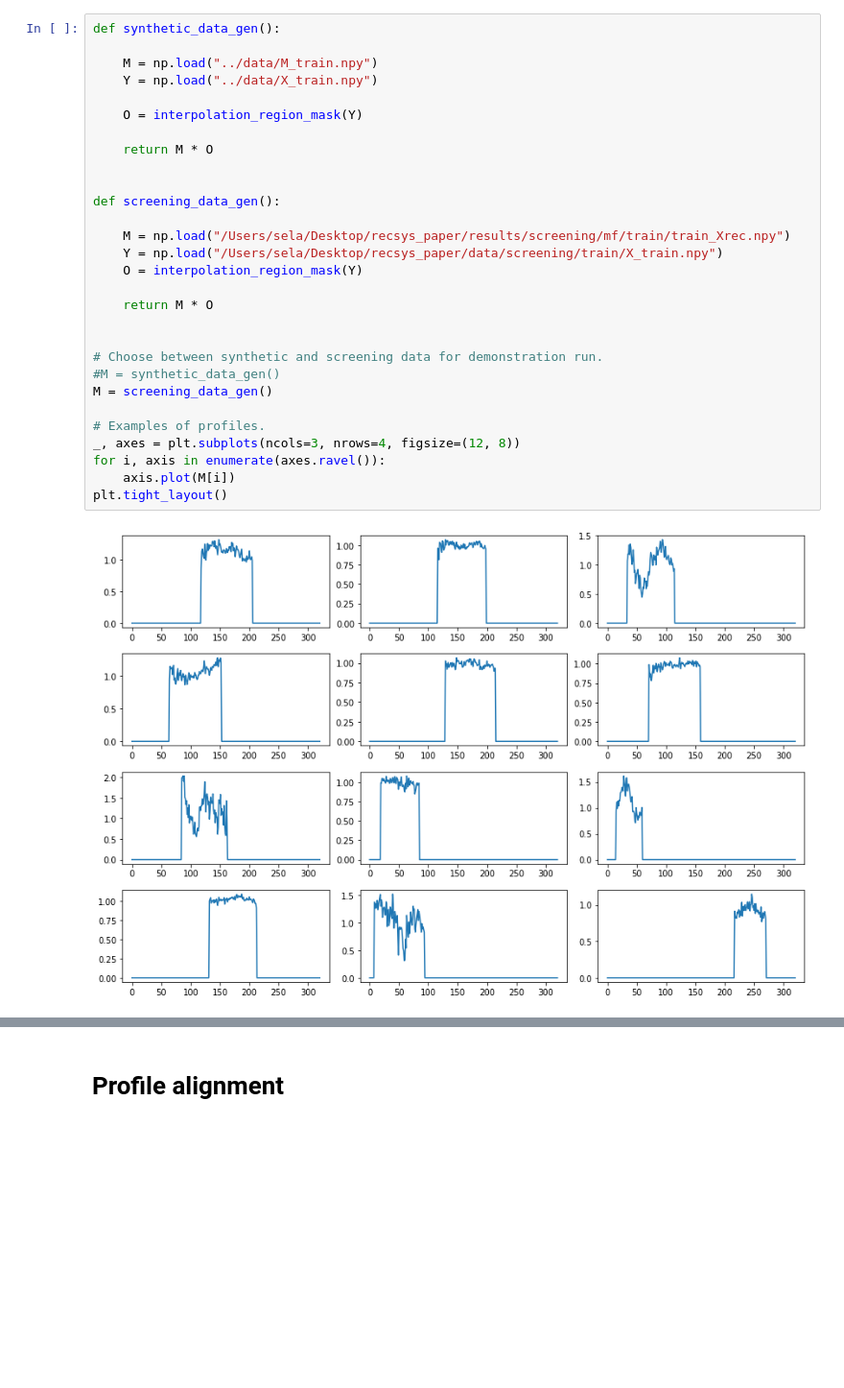
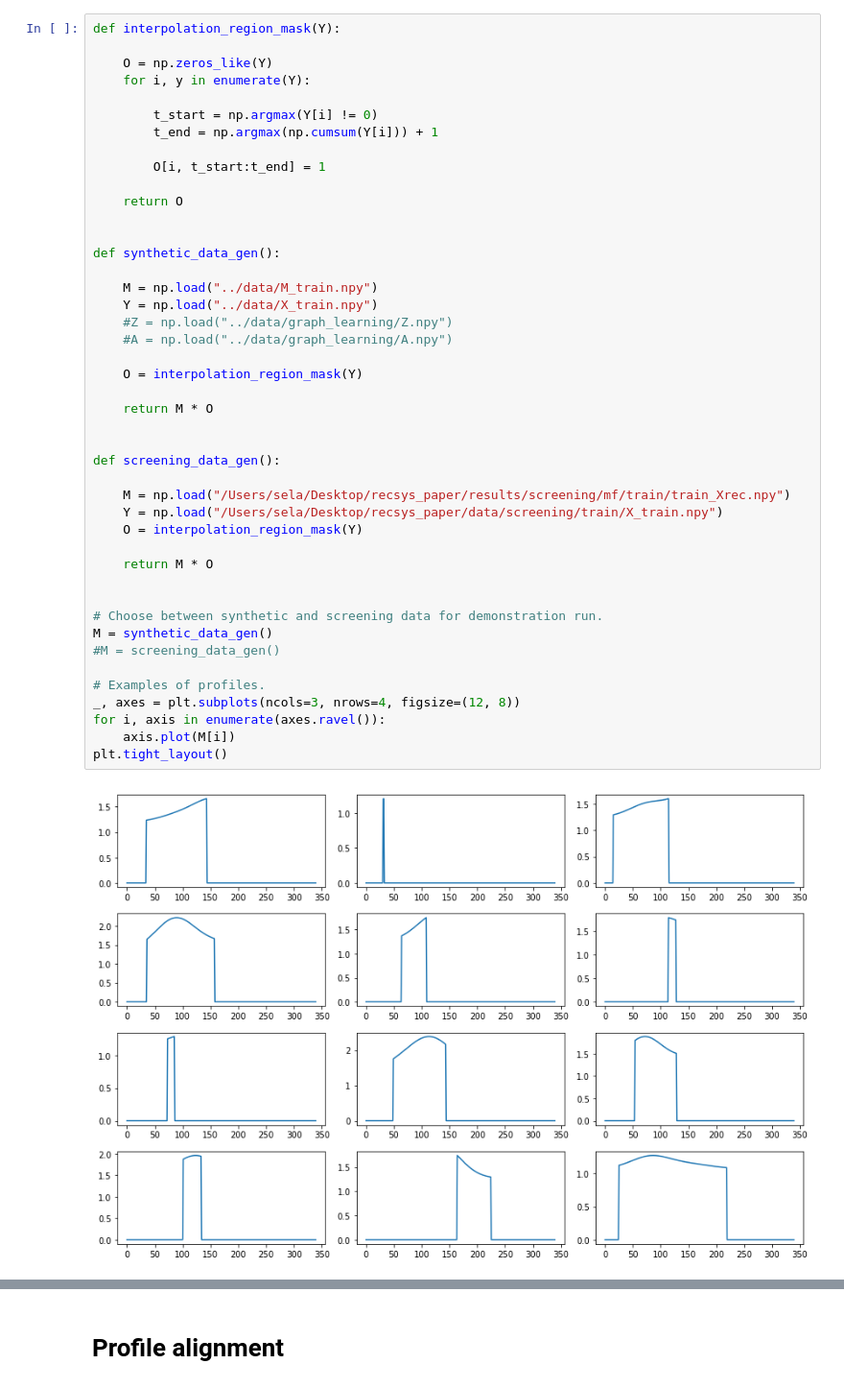
Before and after one commit to gsel9/delta-score, a Jupyter notebook: notebooks/gnlm.ipynb, the cells around one changed output, grey strips where cells are left out. Shown at 96% size. Saved outputs shown, nothing was run; the diff lists cells and outputs as text; blank space fills up the shorter version.

```diff
--- a/notebooks/gnlm.ipynb
+++ b/notebooks/gnlm.ipynb
@@ -93,31 +79,46 @@ $$
 # %%
+def interpolation_region_mask(Y):
+
+    O = np.zeros_like(Y)
+    for i, y in enumerate(Y):
+
+        t_start = np.argmax(Y[i] != 0)
+        t_end = np.argmax(np.cumsum(Y[i])) + 1
+
+        O[i, t_start:t_end] = 1
+
+    return O
+
+
 def synthetic_data_gen():
 
     M = np.load("../data/M_train.npy")
     Y = np.load("../data/X_train.npy")
+    #Z = np.load("../data/graph_learning/Z.npy")
+    #A = np.load("../data/graph_learning/A.npy")
 
     O = interpolation_region_mask(Y)
 
     return M * O
 
 
 def screening_data_gen():
 
     M = np.load("/Users/sela/Desktop/recsys_paper/results/screening/mf/train/train_Xrec.npy")
     Y = np.load("/Users/sela/Desktop/recsys_paper/data/screening/train/X_train.npy")
     O = interpolation_region_mask(Y)
 
     return M * O
 
 
 # Choose between synthetic and screening data for demonstration run.
-#M = synthetic_data_gen()
-M = screening_data_gen()
+M = synthetic_data_gen()
+#M = screening_data_gen()
 
 # Examples of profiles.
 _, axes = plt.subplots(ncols=3, nrows=4, figsize=(12, 8))
 for i, axis in enumerate(axes.ravel()):
     axis.plot(M[i])
 plt.tight_layout()
 # %% [output]
-[figure, old version]
+[figure, new version]
```
Also changed, not shown: parts of 35 cells of this notebook.
